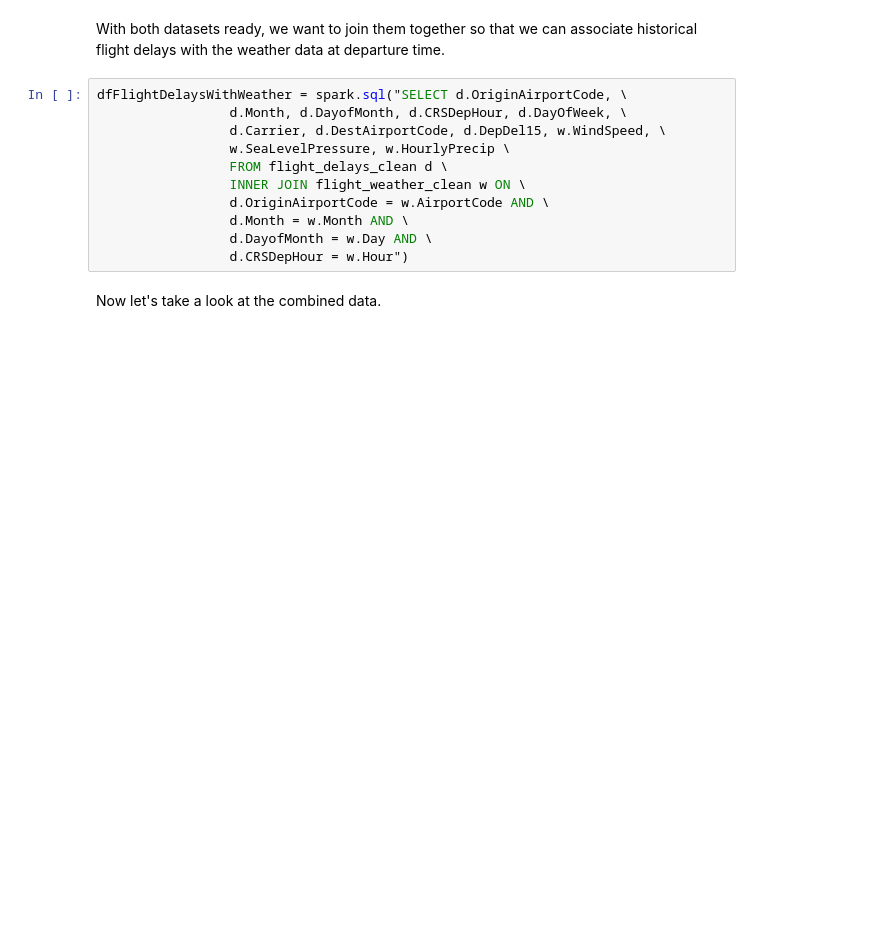
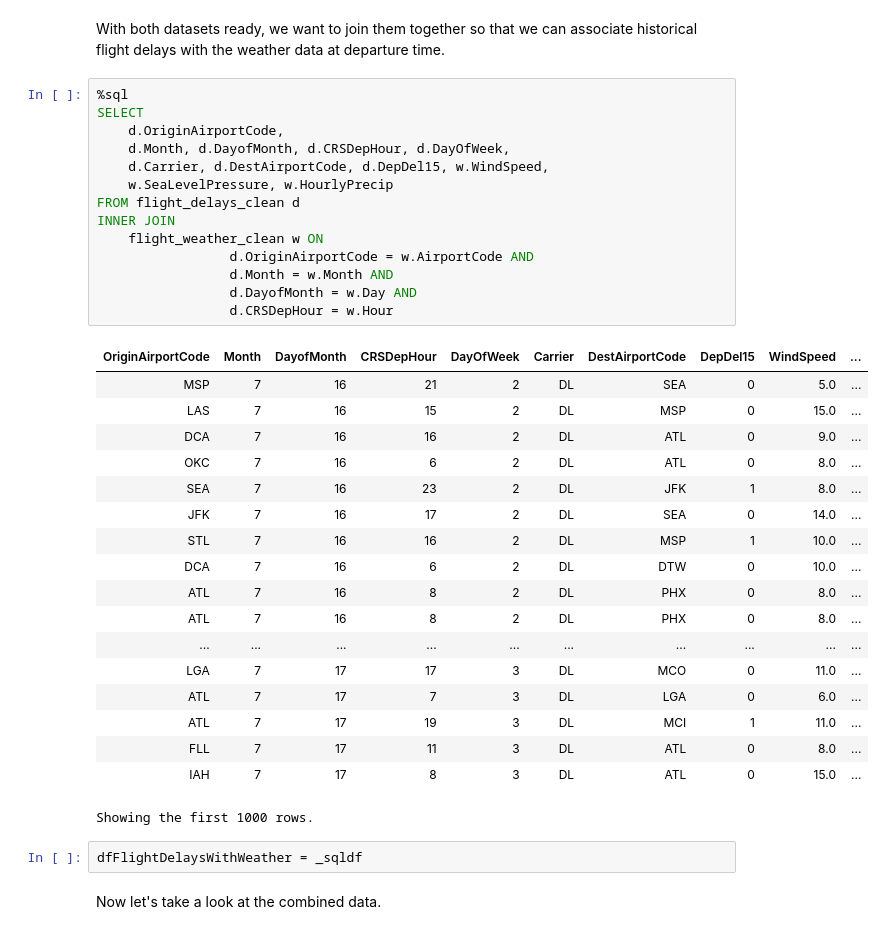
Before and after one commit to microsoft/MTC_IL_WORKSHOP_Big_data_analytics_and_visualization, a Jupyter notebook: DATA_ENG_IN_AZURE/Hands-on lab/lab-files/BigDataVis/Exercise 2/02 Weather Data Preparation.ipynb, the cells around one changed output. Saved outputs shown, nothing was run; the diff lists cells and outputs as text; blank space fills up the shorter version.

```diff
--- a/DATA_ENG_IN_AZURE/Hands-on lab/lab-files/BigDataVis/Exercise 2/02 Weather Data Preparation.ipynb
+++ b/DATA_ENG_IN_AZURE/Hands-on lab/lab-files/BigDataVis/Exercise 2/02 Weather Data Preparation.ipynb
@@ -199,16 +191,40 @@ Out[15]: 406516
 # %% [markdown]
 With both datasets ready, we want to join them together so that we can associate historical flight delays with the weather data at departure time.
 # %%
-dfFlightDelaysWithWeather = spark.sql("SELECT d.OriginAirportCode, \
-                 d.Month, d.DayofMonth, d.CRSDepHour, d.DayOfWeek, \
-                 d.Carrier, d.DestAirportCode, d.DepDel15, w.WindSpeed, \
-                 w.SeaLevelPressure, w.HourlyPrecip \
-                 FROM flight_delays_clean d \
-                 INNER JOIN flight_weather_clean w ON \
-                 d.OriginAirportCode = w.AirportCode AND \
-                 d.Month = w.Month AND \
-                 d.DayofMonth = w.Day AND \
-                 d.CRSDepHour = w.Hour")
+%sql
+SELECT
+    d.OriginAirportCode,
+    d.Month, d.DayofMonth, d.CRSDepHour, d.DayOfWeek,
+    d.Carrier, d.DestAirportCode, d.DepDel15, w.WindSpeed,
+    w.SeaLevelPressure, w.HourlyPrecip
+FROM flight_delays_clean d
+INNER JOIN
+    flight_weather_clean w ON
+                 d.OriginAirportCode = w.AirportCode AND
+                 d.Month = w.Month AND
+                 d.DayofMonth = w.Day AND
+                 d.CRSDepHour = w.Hour
+# %% [output]
+| OriginAirportCode | Month | DayofMonth | CRSDepHour | DayOfWeek | Carrier | DestAirportCode | DepDel15 | WindSpeed | ... |
+| MSP | 7 | 16 | 21 | 2 | DL | SEA | 0 | 5.0 | ... |
+| LAS | 7 | 16 | 15 | 2 | DL | MSP | 0 | 15.0 | ... |
+| DCA | 7 | 16 | 16 | 2 | DL | ATL | 0 | 9.0 | ... |
+| OKC | 7 | 16 | 6 | 2 | DL | ATL | 0 | 8.0 | ... |
+| SEA | 7 | 16 | 23 | 2 | DL | JFK | 1 | 8.0 | ... |
+| JFK | 7 | 16 | 17 | 2 | DL | SEA | 0 | 14.0 | ... |
+| STL | 7 | 16 | 16 | 2 | DL | MSP | 1 | 10.0 | ... |
+| DCA | 7 | 16 | 6 | 2 | DL | DTW | 0 | 10.0 | ... |
+| ATL | 7 | 16 | 8 | 2 | DL | PHX | 0 | 8.0 | ... |
+| ATL | 7 | 16 | 8 | 2 | DL | PHX | 0 | 8.0 | ... |
+| ... | ... | ... | ... | ... | ... | ... | ... | ... | ... |
+| LGA | 7 | 17 | 17 | 3 | DL | MCO | 0 | 11.0 | ... |
+| ATL | 7 | 17 | 7 | 3 | DL | LGA | 0 | 6.0 | ... |
+| ATL | 7 | 17 | 19 | 3 | DL | MCI | 1 | 11.0 | ... |
+| FLL | 7 | 17 | 11 | 3 | DL | ATL | 0 | 8.0 | ... |
+| IAH | 7 | 17 | 8 | 3 | DL | ATL | 0 | 15.0 | ... |
+Showing the first 1000 rows.
+# %%
+dfFlightDelaysWithWeather = _sqldf
 # %% [markdown]
 Now let's take a look at the combined data.
 # %%
```
Also changed, not shown: parts of 11 cells of this notebook, 9 other files.
